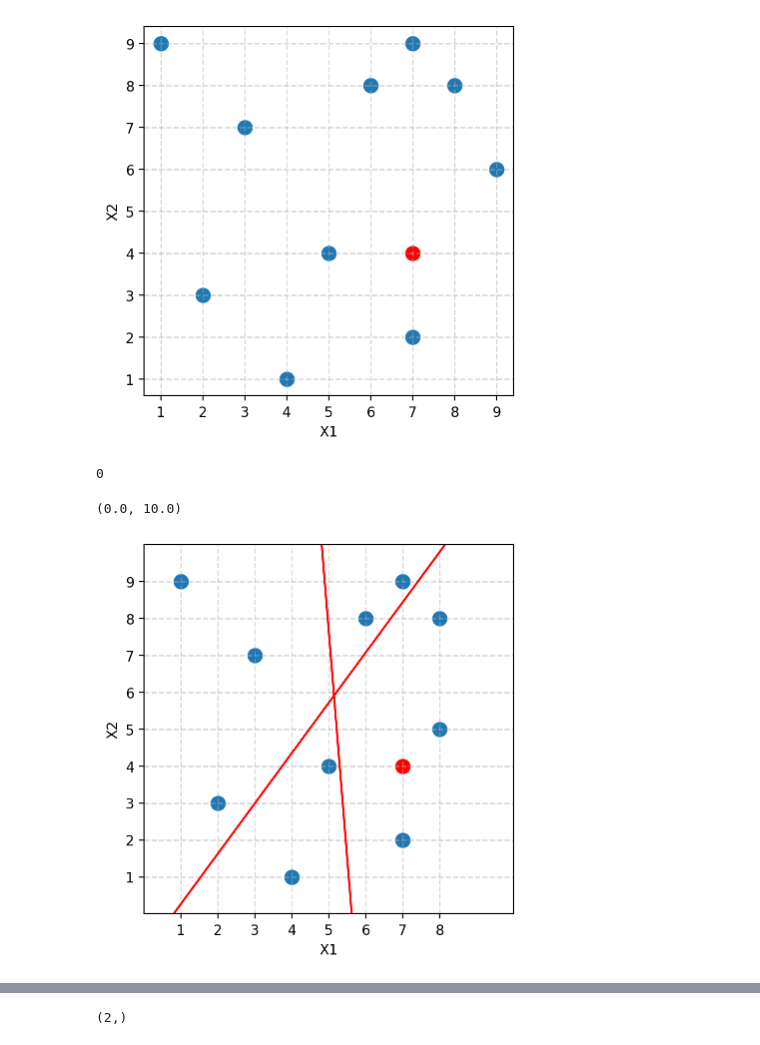
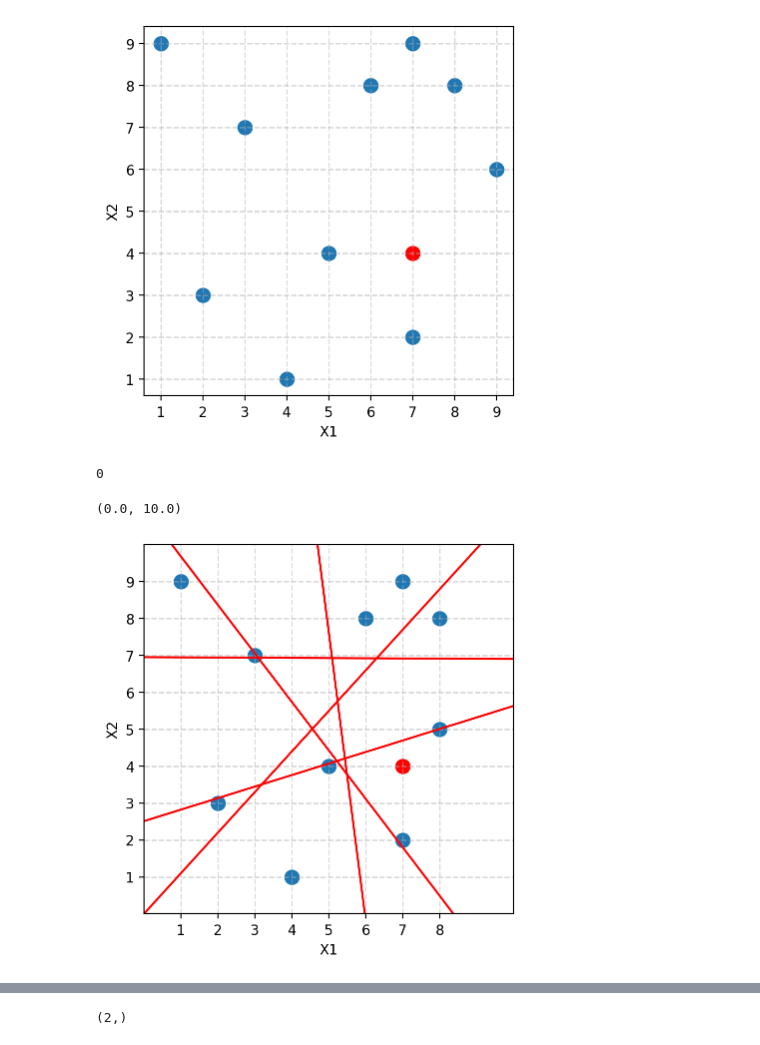
Before and after one commit to YYashraj/Assignment4-ES335-2024-sanity-descent, a Jupyter notebook: KNN.ipynb, the cells around one changed output, grey strips where cells are left out. Drawn from its saved outputs; the diff is of its cells as text; code cells hidden in the pictures.

```diff
--- a/KNN.ipynb
+++ b/KNN.ipynb
@@ -552,9 +552,12 @@ plot_dataset()
 # %% [output]
 [figure]
 # %%
-def generate_hyperplanes(n, d, X, k):
-    hyperplanes = np.zeros((n, d + 1))  # Initialize hyperplanes array
-
+def generate_hyperplanes(X):
+      # Initialize hyperplanes array
+    n = int(np.log2(X.shape[0]))
+    d = X.shape[1]
+    k = X.shape[0]/5
+    hyperplanes = np.zeros((n, d + 1))
     t=0
     for i in range(n):
         z=0
@@ -604,15 +607,16 @@ def plot_hyperplanes(hyperplanes):
         y_end=y_values[-1]
         ax.plot([x_start, x_end], [y_start, y_end], 'r-')
 # %%
-hyperplanes = generate_hyperplanes(2, 2, X, 5)
-plot_hyperplanes(hyperplanes.reshape(2,3))
+n_planes=5
+hyperplanes = generate_hyperplanes(n_planes, 2, X, 5)
+plot_hyperplanes(hyperplanes.reshape(n_planes,3))
 plot_dataset()
 plt.xlim(0, 10)
 plt.ylim(0, 10)
 # %% [output]
 0
 (0.0, 10.0)
-[figure, old version]
+[figure, new version]
 # %%
 def compute_signs(hyperplanes, X, d):
     hash_table = {}
```
Also changed, not shown: parts of 10 cells of this notebook.
